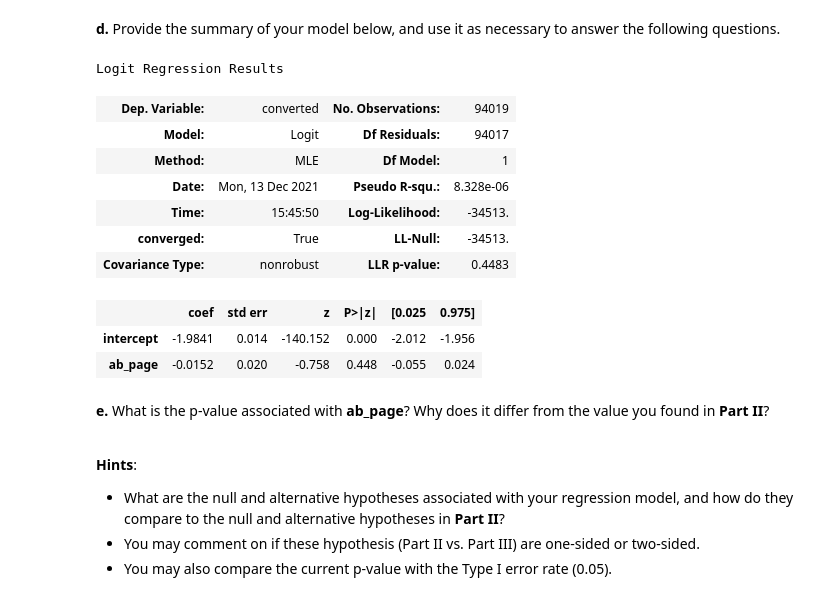
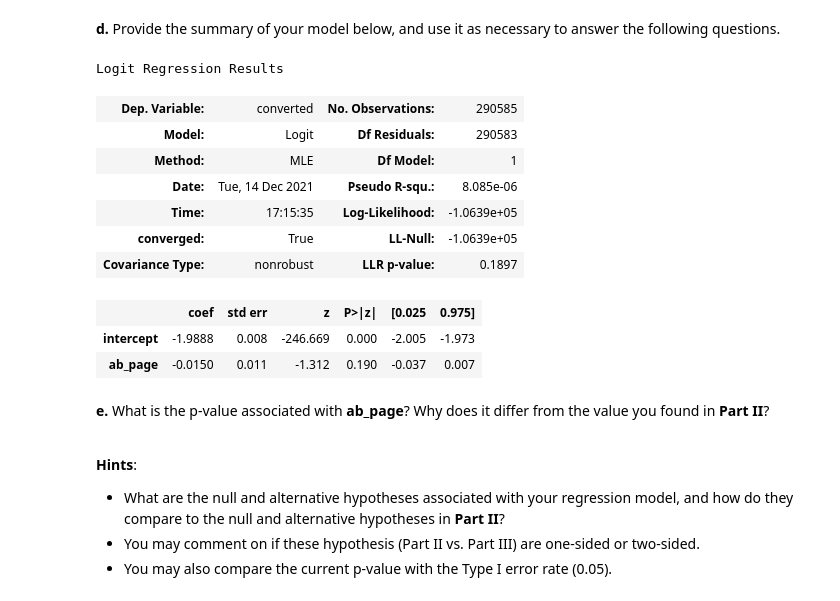
Before and after one commit to gemydev/Analyze-A-B-Test-Results, a Jupyter notebook: Analyze_ab_test_results_notebook.ipynb, the cells around one changed output. Cells and saved outputs as stored; diff of their text form; code cells hidden in the pictures.

```diff
--- a/Analyze_ab_test_results_notebook.ipynb
+++ b/Analyze_ab_test_results_notebook.ipynb
@@ -631,19 +642,19 @@ Optimization terminated successfully.
 # %% [markdown]
 **d.** Provide the summary of your model below, and use it as necessary to answer the following questions.
 # %%
-results.summary()
+result.summary()
 # %% [output]
 Logit Regression Results
-| Dep. Variable: | converted | No. Observations: | 94019 |
-| Model: | Logit | Df Residuals: | 94017 |
+| Dep. Variable: | converted | No. Observations: | 290585 |
+| Model: | Logit | Df Residuals: | 290583 |
 | Method: | MLE | Df Model: | 1 |
-| Date: | Mon, 13 Dec 2021 | Pseudo R-squ.: | 8.328e-06 |
-| Time: | 15:45:50 | Log-Likelihood: | -34513. |
-| converged: | True | LL-Null: | -34513. |
-| Covariance Type: | nonrobust | LLR p-value: | 0.4483 |
+| Date: | Tue, 14 Dec 2021 | Pseudo R-squ.: | 8.085e-06 |
+| Time: | 17:15:35 | Log-Likelihood: | -1.0639e+05 |
+| converged: | True | LL-Null: | -1.0639e+05 |
+| Covariance Type: | nonrobust | LLR p-value: | 0.1897 |
 |  | coef | std err | z | P>|z| | [0.025 | 0.975] |
-| intercept | -1.9841 | 0.014 | -140.152 | 0.000 | -2.012 | -1.956 |
-| ab_page | -0.0152 | 0.020 | -0.758 | 0.448 | -0.055 | 0.024 |
+| intercept | -1.9888 | 0.008 | -246.669 | 0.000 | -2.005 | -1.973 |
+| ab_page | -0.0150 | 0.011 | -1.312 | 0.190 | -0.037 | 0.007 |
 # %% [markdown]
 **e.** What is the p-value associated with **ab_page**? Why does it differ from the value you found in **Part II**?<br><br>
 
```
Also changed, not shown: parts of 43 cells of this notebook, 1 other file.
